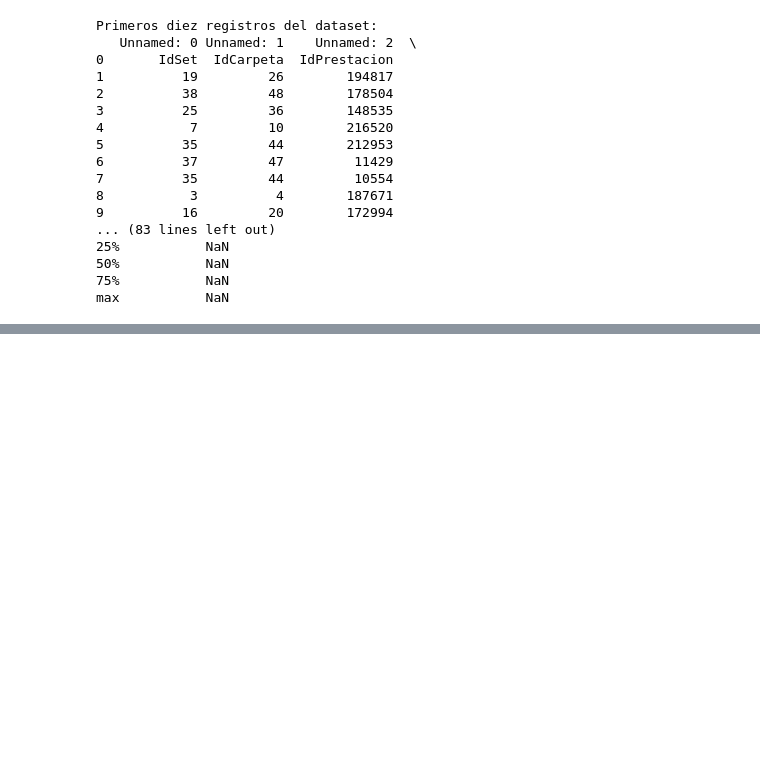
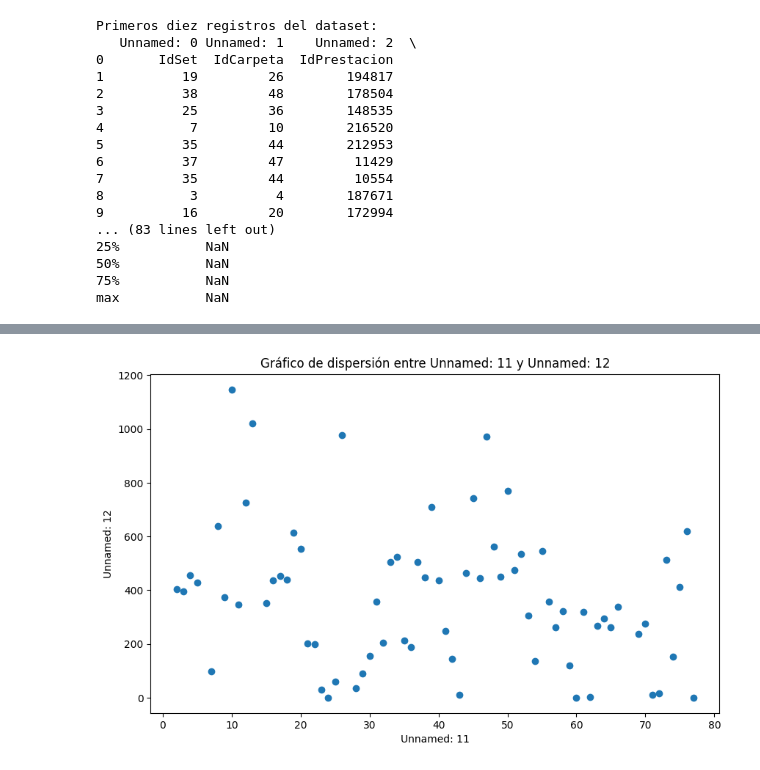
Before and after one commit to LosDatalovers/PRACTICA-PROFESIONALIZANTE-1, a Jupyter notebook: practica_profesionalizante_1.ipynb, the cells around one changed output, grey strips where cells are left out. Drawn from its saved outputs; the diff is of its cells as text; code cells hidden in the pictures; blank space fills up the shorter version.

```diff
--- a/practica_profesionalizante_1.ipynb
+++ b/practica_profesionalizante_1.ipynb
@@ -93,3 +87,14 @@ Primeros diez registros del dataset:
 50%           NaN
 75%           NaN
 max           NaN
+# %%
+# prompt: hacer numerica las columnas Unnamed: 5
+
+# Reemplazar ',' por '.' en la columna 'Unnamed: 5' y convertir a numérico
+df['Unnamed: 5'] = pd.to_numeric(df['Unnamed: 5'].str.replace(',', '.'), errors='coerce')
+
+# Verificar el tipo de dato de la columna
+print(df['Unnamed: 5'].dtype)
+
+# Imprimir los primeros 10 registros para verificar el cambio
+print(df.head(10))
@@ -95,0 +119,16 @@ max           NaN
+# %%
+# prompt: hacer un grafico con la columna Unnamed: 11 y 12 haciendo las columnas numericas
+
+# Convertir las columnas 'Unnamed: 11' y 'Unnamed: 12' a numéricas
+df['Unnamed: 11'] = pd.to_numeric(df['Unnamed: 11'], errors='coerce')
+df['Unnamed: 12'] = pd.to_numeric(df['Unnamed: 12'], errors='coerce')
+
+# Crear el gráfico de dispersión
+plt.figure(figsize=(10, 6))
+plt.scatter(df['Unnamed: 11'], df['Unnamed: 12'])
+plt.xlabel('Unnamed: 11')
+plt.ylabel('Unnamed: 12')
+plt.title('Gráfico de dispersión entre Unnamed: 11 y Unnamed: 12')
+plt.show()
+# %% [output]
+[figure, added]
```
Also changed, not shown: parts of 7 cells of this notebook.
